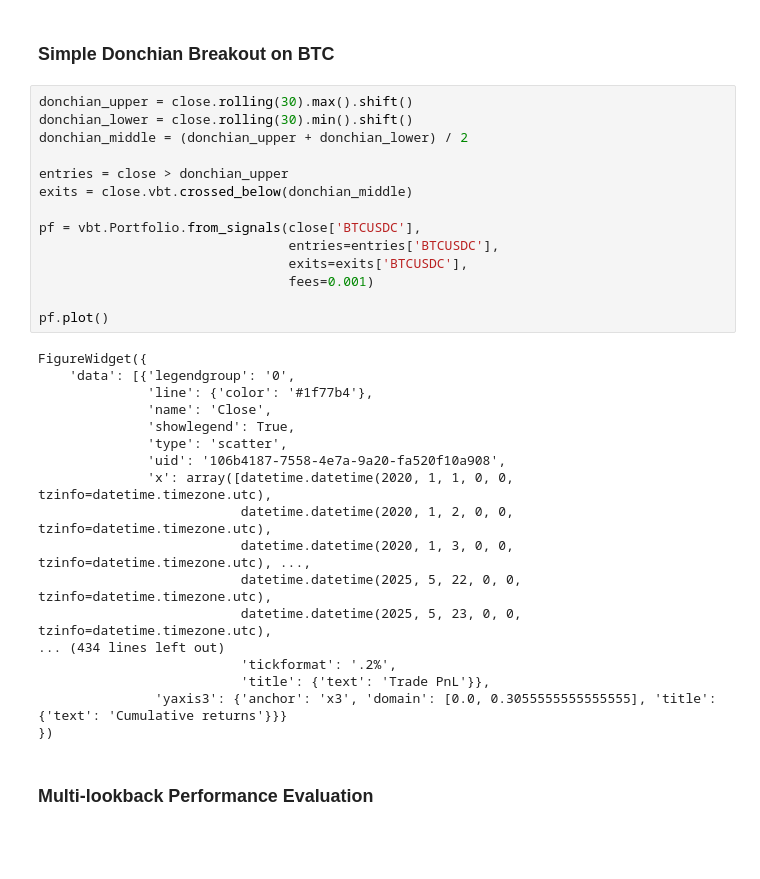
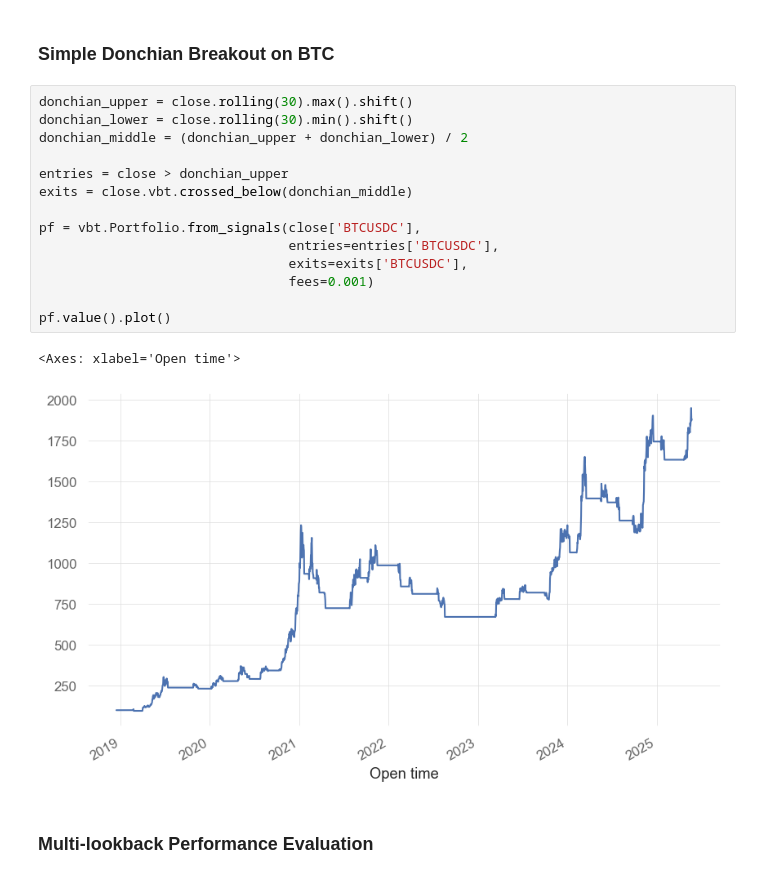
Before and after one commit to chickenopoulos/strategy-library, a Jupyter notebook: Donchian Channels by Carlo Zarattini.ipynb, the cells around one changed output. Cells and saved outputs as stored; diff of their text form; blank space fills up the shorter version.

```diff
--- a/Donchian Channels by Carlo Zarattini.ipynb
+++ b/Donchian Channels by Carlo Zarattini.ipynb
@@ -56,35 +58,20 @@ close
 # %%
 donchian_upper = close.rolling(30).max().shift()
 donchian_lower = close.rolling(30).min().shift()
 donchian_middle = (donchian_upper + donchian_lower) / 2
 
 entries = close > donchian_upper
 exits = close.vbt.crossed_below(donchian_middle)
 
 pf = vbt.Portfolio.from_signals(close['BTCUSDC'],
                                 entries=entries['BTCUSDC'],
                                 exits=exits['BTCUSDC'],
                                 fees=0.001)
 
-pf.plot()
+pf.value().plot()
 # %% [output]
-FigureWidget({
-    'data': [{'legendgroup': '0',
-              'line': {'color': '#1f77b4'},
-              'name': 'Close',
-              'showlegend': True,
-              'type': 'scatter',
-              'uid': '106b4187-7558-4e7a-9a20-fa520f10a908',
-              'x': array([datetime.datetime(2020, 1, 1, 0, 0, tzinfo=datetime.timezone.utc),
-                          datetime.datetime(2020, 1, 2, 0, 0, tzinfo=datetime.timezone.utc),
-                          datetime.datetime(2020, 1, 3, 0, 0, tzinfo=datetime.timezone.utc), ...,
-                          datetime.datetime(2025, 5, 22, 0, 0, tzinfo=datetime.timezone.utc),
-                          datetime.datetime(2025, 5, 23, 0, 0, tzinfo=datetime.timezone.utc),
-... (434 lines left out)
-                          'tickformat': '.2%',
-                          'title': {'text': 'Trade PnL'}},
-               'yaxis3': {'anchor': 'x3', 'domain': [0.0, 0.3055555555555555], 'title': {'text': 'Cumulative returns'}}}
-})
+<Axes: xlabel='Open time'>
+[figure, added]
 # %% [markdown]
 ### Multi-lookback Performance Evaluation
 # %%
```
Also changed, not shown: parts of 1 cell of this notebook, 2 other files.
